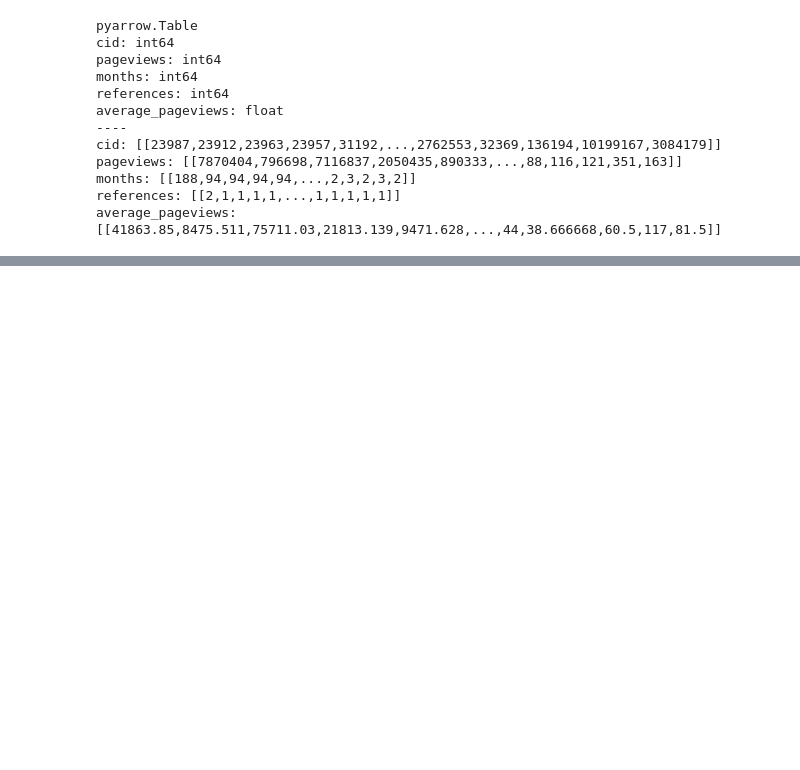
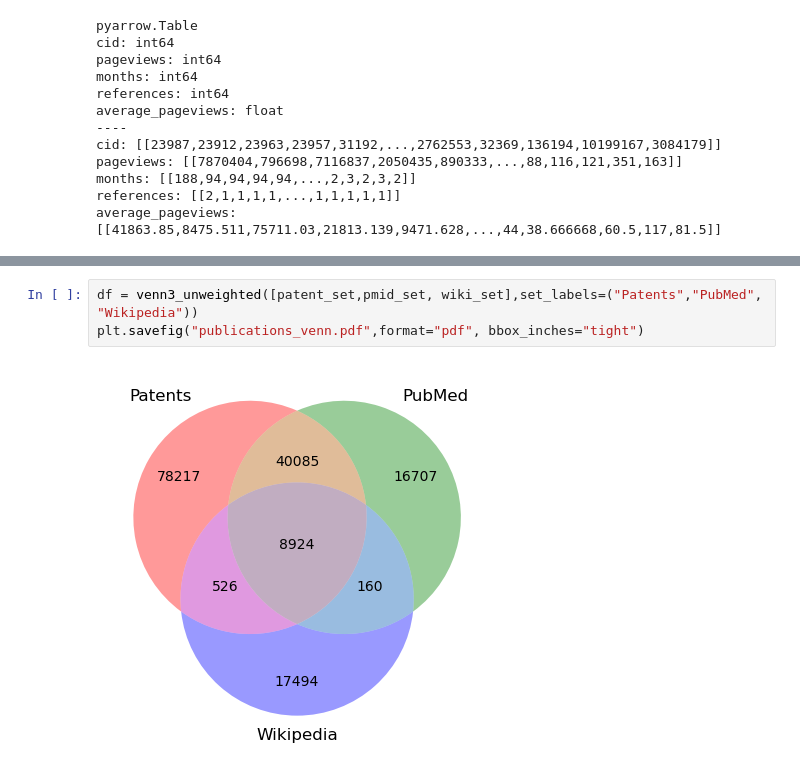
Before and after one commit to usnistgov/masskit, a Jupyter notebook: notebooks/notoriety.ipynb, the cells around one changed output, grey strips where cells are left out. Drawn from its saved outputs; the diff is of its cells as text; blank space fills up the shorter version.

```diff
--- a/notebooks/notoriety.ipynb
+++ b/notebooks/notoriety.ipynb
@@ -174,0 +183,5 @@ average_pageviews: [[41863.85,8475.511,75711.03,21813.139,9471.628,...,44,38.666
+# %%
+df = venn3_unweighted([patent_set,pmid_set, wiki_set],set_labels=("Patents","PubMed", "Wikipedia"))
+plt.savefig("publications_venn.pdf",format="pdf", bbox_inches="tight")
+# %% [output]
+[figure, added]
```
Also changed, not shown: parts of 4 cells of this notebook.
